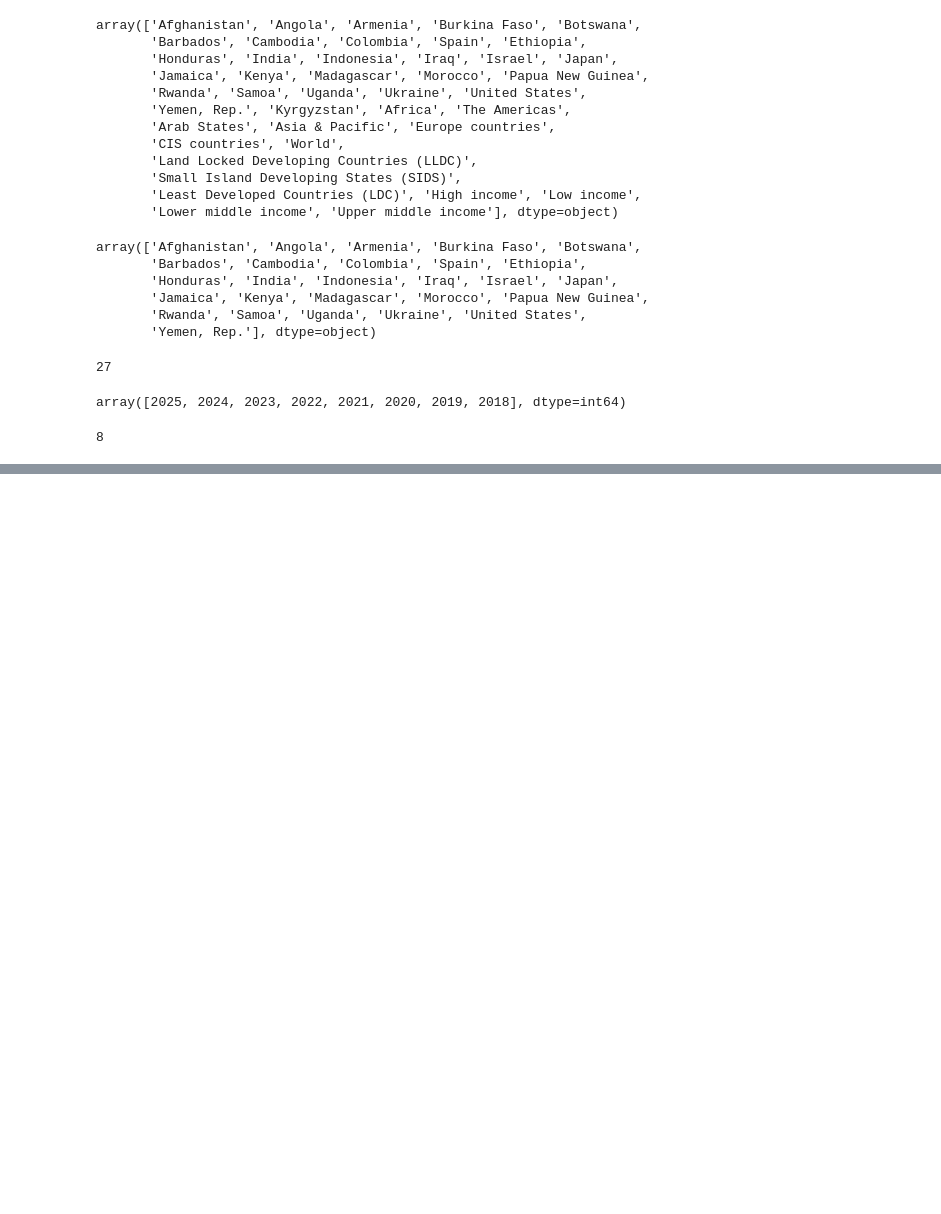
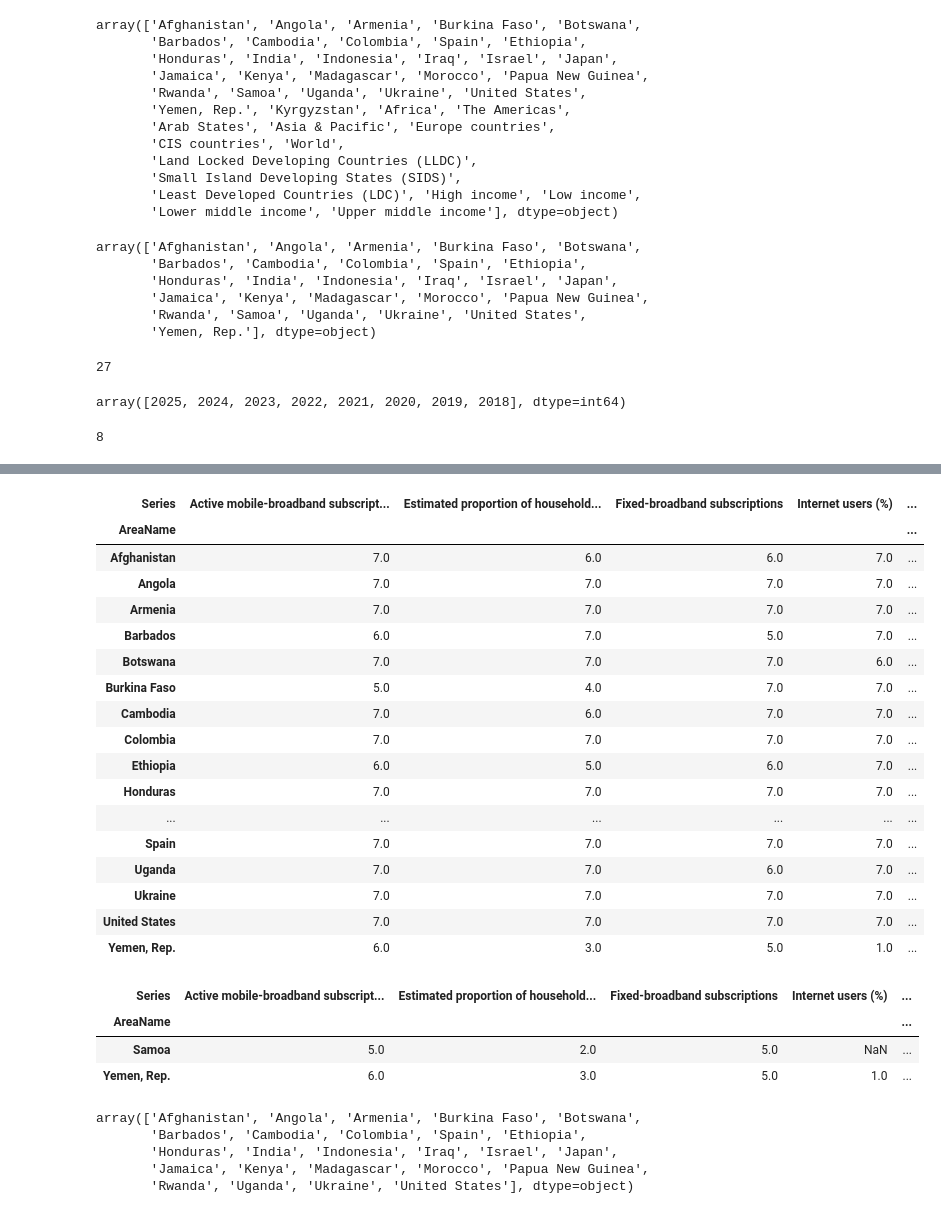
Before and after one commit to ajbunny/AI-Readiness-Governance-Capstone, a Jupyter notebook: notebooks/04_itu_candidate_data_preparation.ipynb, the cells around one changed output, grey strips where cells are left out. Drawn from its saved outputs; the diff is of its cells as text; code cells hidden in the pictures; blank space fills up the shorter version.

```diff
--- a/notebooks/04_itu_candidate_data_preparation.ipynb
+++ b/notebooks/04_itu_candidate_data_preparation.ipynb
@@ -401,0 +477,4 @@ itu_temp_selected["Year"].nunique()
+# %%
+# Dropping the year 2025 due to incomplete data
+
+itu_selected_years = itu_temp_selected[itu_temp_selected["Year"].between(2018,2024)].copy()
@@ -401,0 +570,37 @@ itu_temp_selected["Year"].nunique()
+# %%
+# Checking to see what indicators are missing from the two lowest ranking nations
+
+country_indicator_coverage = (
+    itu_selected_years
+    .groupby(["AreaName", "Series"])["Value"]
+    .count()
+    .unstack()
+)
+# %%
+country_indicator_coverage
+# %% [output]
+| Series | Active mobile-broadband subscript... | Estimated proportion of household... | Fixed-broadband subscriptions | Internet users (%) | ... |
+| AreaName |  |  |  |  | ... |
+| Afghanistan | 7.0 | 6.0 | 6.0 | 7.0 | ... |
+| Angola | 7.0 | 7.0 | 7.0 | 7.0 | ... |
+| Armenia | 7.0 | 7.0 | 7.0 | 7.0 | ... |
+| Barbados | 6.0 | 7.0 | 5.0 | 7.0 | ... |
+| Botswana | 7.0 | 7.0 | 7.0 | 6.0 | ... |
+| Burkina Faso | 5.0 | 4.0 | 7.0 | 7.0 | ... |
+| Cambodia | 7.0 | 6.0 | 7.0 | 7.0 | ... |
+| Colombia | 7.0 | 7.0 | 7.0 | 7.0 | ... |
+| Ethiopia | 6.0 | 5.0 | 6.0 | 7.0 | ... |
+| Honduras | 7.0 | 7.0 | 7.0 | 7.0 | ... |
+| ... | ... | ... | ... | ... | ... |
+| Spain | 7.0 | 7.0 | 7.0 | 7.0 | ... |
+| Uganda | 7.0 | 7.0 | 6.0 | 7.0 | ... |
+| Ukraine | 7.0 | 7.0 | 7.0 | 7.0 | ... |
+| United States | 7.0 | 7.0 | 7.0 | 7.0 | ... |
+| Yemen, Rep. | 6.0 | 3.0 | 5.0 | 1.0 | ... |
+# %%
+country_indicator_coverage.loc[["Samoa", "Yemen, Rep."]]
+# %% [output]
+| Series | Active mobile-broadband subscript... | Estimated proportion of household... | Fixed-broadband subscriptions | Internet users (%) | ... |
+| AreaName |  |  |  |  | ... |
+| Samoa | 5.0 | 2.0 | 5.0 | NaN | ... |
+| Yemen, Rep. | 6.0 | 3.0 | 5.0 | 1.0 | ... |
@@ -401,0 +611,8 @@ itu_temp_selected["Year"].nunique()
+# %%
+itu_final_candidates["AreaName"].unique()
+# %% [output]
+array(['Afghanistan', 'Angola', 'Armenia', 'Burkina Faso', 'Botswana',
+       'Barbados', 'Cambodia', 'Colombia', 'Spain', 'Ethiopia',
+       'Honduras', 'India', 'Indonesia', 'Iraq', 'Israel', 'Japan',
+       'Jamaica', 'Kenya', 'Madagascar', 'Morocco', 'Papua New Guinea',
+       'Rwanda', 'Uganda', 'Ukraine', 'United States'], dtype=object)
```
Also changed, not shown: parts of 16 cells of this notebook, 1 other file.
